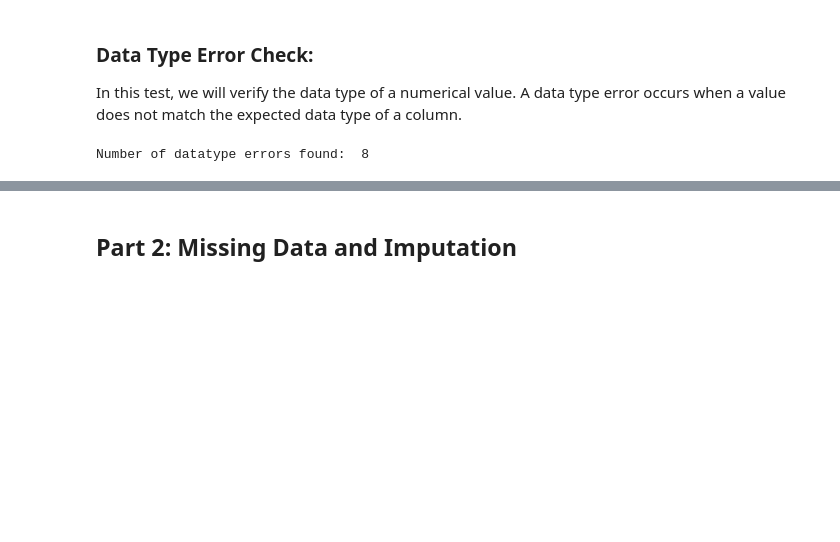
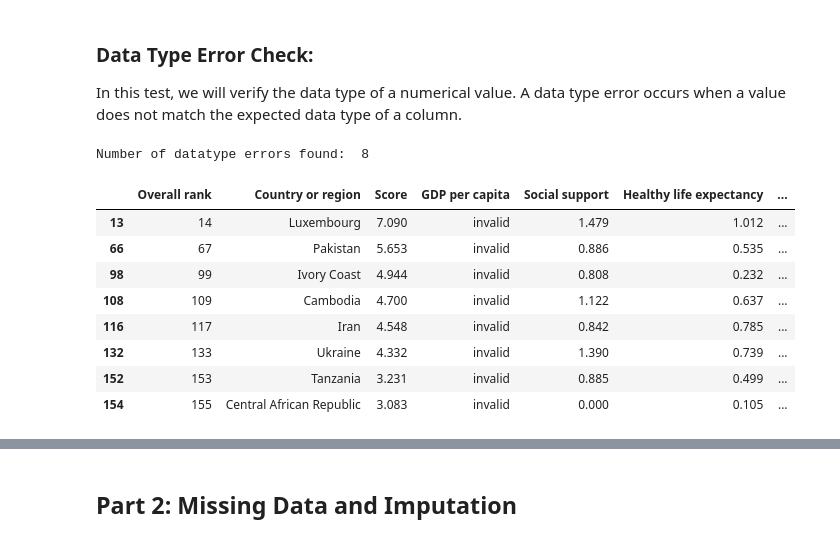
Before and after one commit to michaelmassaad02/CSI4142_Assignment2, a Jupyter notebook: CSI4142-Assignment2.ipynb, the cells around one changed output, grey strips where cells are left out. Saved outputs shown, nothing was run; the diff lists cells and outputs as text; code cells hidden in the pictures; blank space fills up the shorter version.

```diff
--- a/CSI4142-Assignment2.ipynb
+++ b/CSI4142-Assignment2.ipynb
@@ -50,10 +84,21 @@ data_copy.loc[error_rows, "GDP per capita"] = "invalid"
 # %%
 # Error Finding: Identifying rows with non-numeric values in the "GDP per capita" column
 def find_non_numeric_rows(data, column):
     non_numeric_rows = data[~data[column].apply(lambda x: isinstance(x, (int, float)))]
     return non_numeric_rows
 
 errors = find_non_numeric_rows(data_copy, "GDP per capita")
 print("Number of datatype errors found: ", len(errors))
+
+errors.head(8)
 # %% [output]
 Number of datatype errors found:  8
+|  | Overall rank | Country or region | Score | GDP per capita | Social support | Healthy life expectancy | ... |
+| 13 | 14 | Luxembourg | 7.090 | invalid | 1.479 | 1.012 | ... |
+| 66 | 67 | Pakistan | 5.653 | invalid | 0.886 | 0.535 | ... |
+| 98 | 99 | Ivory Coast | 4.944 | invalid | 0.808 | 0.232 | ... |
+| 108 | 109 | Cambodia | 4.700 | invalid | 1.122 | 0.637 | ... |
+| 116 | 117 | Iran | 4.548 | invalid | 0.842 | 0.785 | ... |
+| 132 | 133 | Ukraine | 4.332 | invalid | 1.390 | 0.739 | ... |
+| 152 | 153 | Tanzania | 3.231 | invalid | 0.885 | 0.499 | ... |
+| 154 | 155 | Central African Republic | 3.083 | invalid | 0.000 | 0.105 | ... |
```
Also changed, not shown: parts of 37 cells of this notebook.
